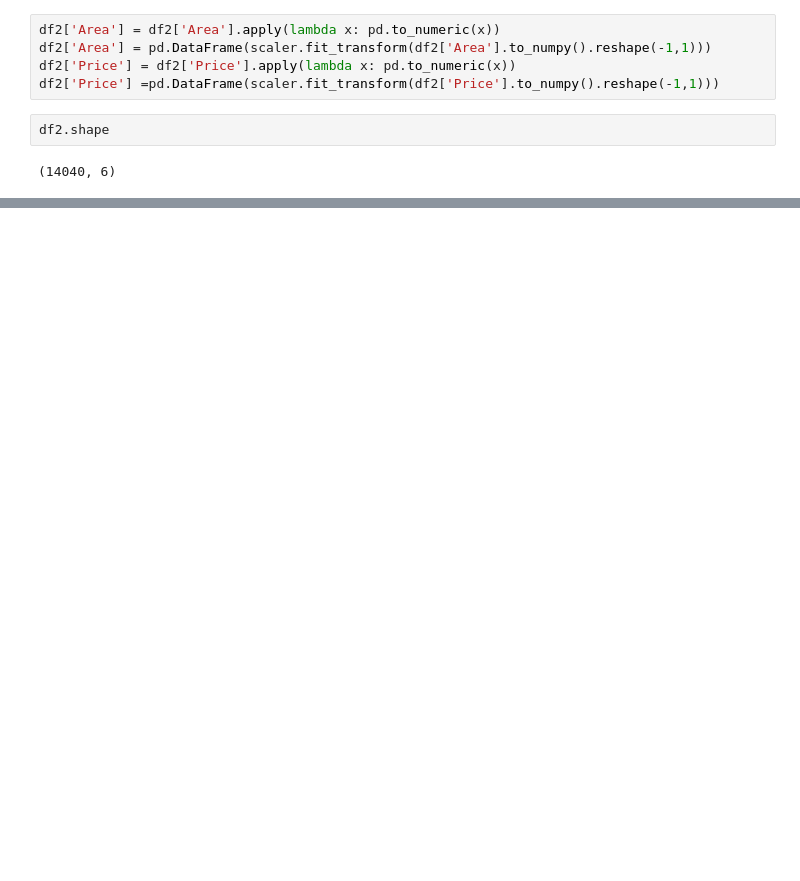
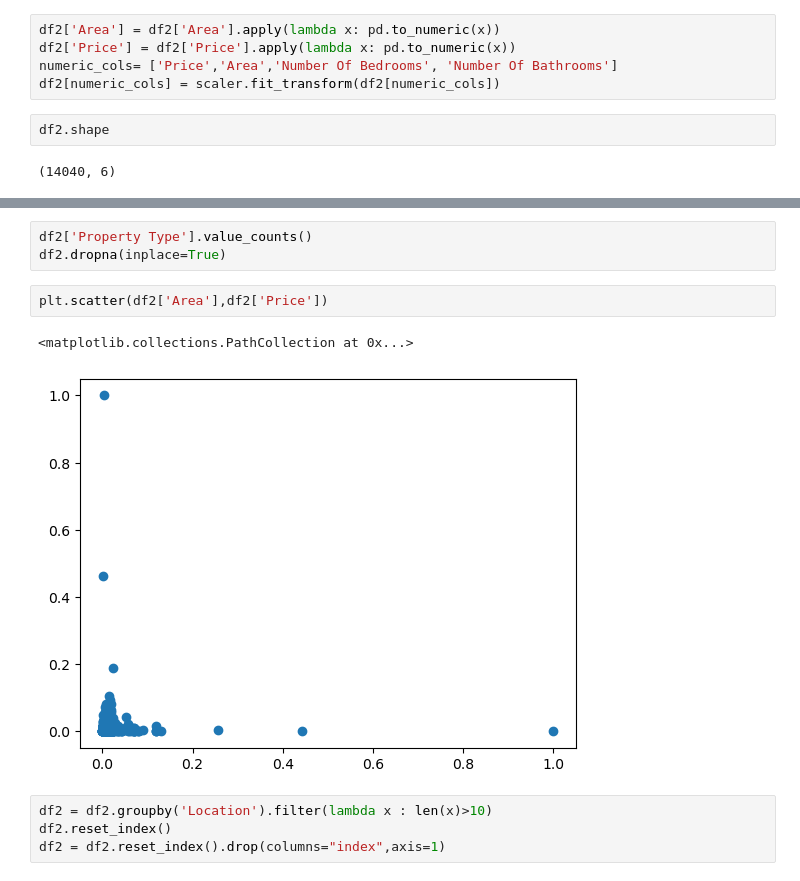
Before and after one commit to SalmanAlsayab/house-Prices-in-KSA, a Jupyter notebook: data_preprocessing.ipynb, the cells around one changed output, grey strips where cells are left out. Cells and saved outputs as stored; diff of their text form; blank space fills up the shorter version.

```diff
--- a/data_preprocessing.ipynb
+++ b/data_preprocessing.ipynb
@@ -75,9 +75,9 @@ df2['Area'] = df2['Area'].apply(lambda x: x.replace(',',''))
 df2['Price'] = df2['Price'].apply(lambda x: x.replace(',',''))
 # %%
 df2['Area'] = df2['Area'].apply(lambda x: pd.to_numeric(x))
-df2['Area'] = pd.DataFrame(scaler.fit_transform(df2['Area'].to_numpy().reshape(-1,1)))
 df2['Price'] = df2['Price'].apply(lambda x: pd.to_numeric(x))
-df2['Price'] =pd.DataFrame(scaler.fit_transform(df2['Price'].to_numpy().reshape(-1,1)))
+numeric_cols= ['Price','Area','Number Of Bedrooms', 'Number Of Bathrooms']
+df2[numeric_cols] = scaler.fit_transform(df2[numeric_cols])
 # %%
 df2.shape
 # %% [output]
@@ -84,0 +99,12 @@ df2.shape
+# %%
+df2['Property Type'].value_counts()
+df2.dropna(inplace=True)
+# %%
+plt.scatter(df2['Area'],df2['Price'])
+# %% [output]
+<matplotlib.collections.PathCollection at 0x...>
+[figure, added]
+# %%
+df2 = df2.groupby('Location').filter(lambda x : len(x)>10)
+df2.reset_index()
+df2 = df2.reset_index().drop(columns="index",axis=1)
```
Also changed, not shown: parts of 11 cells of this notebook.
